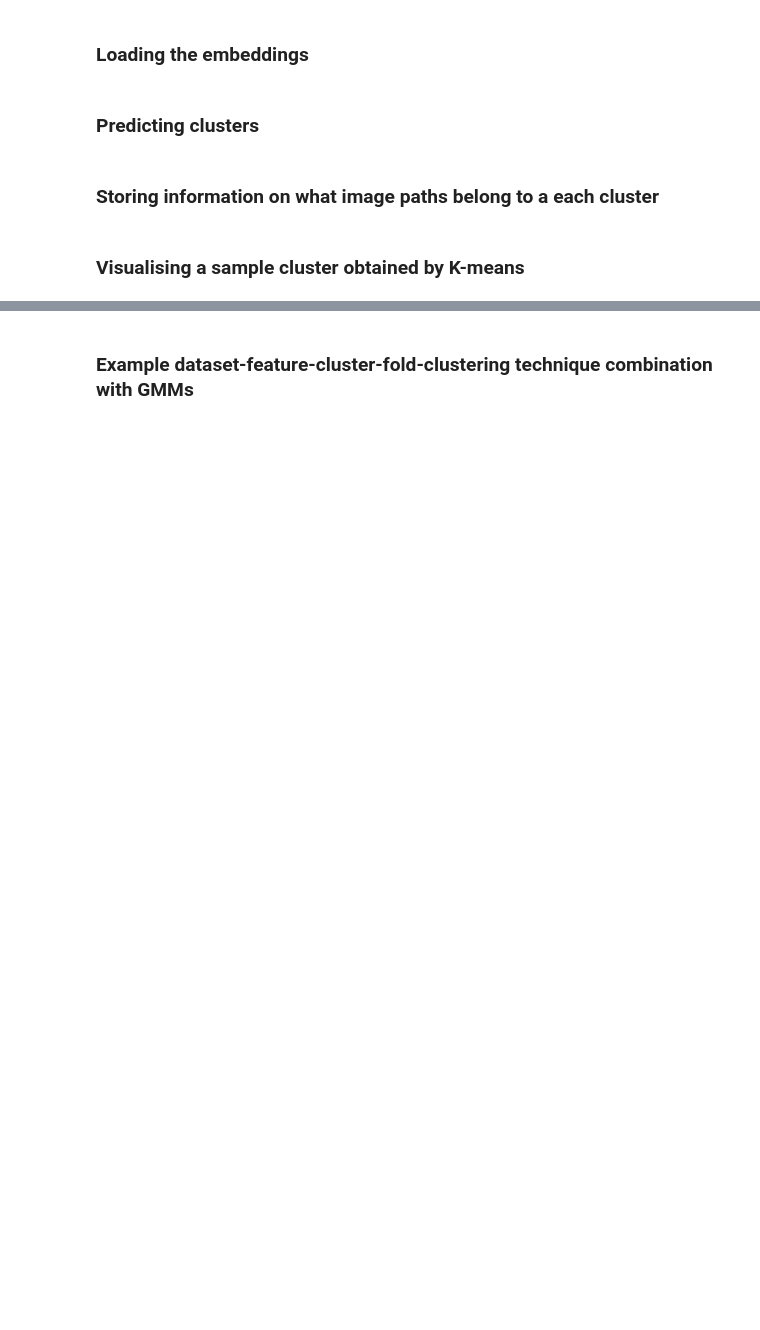
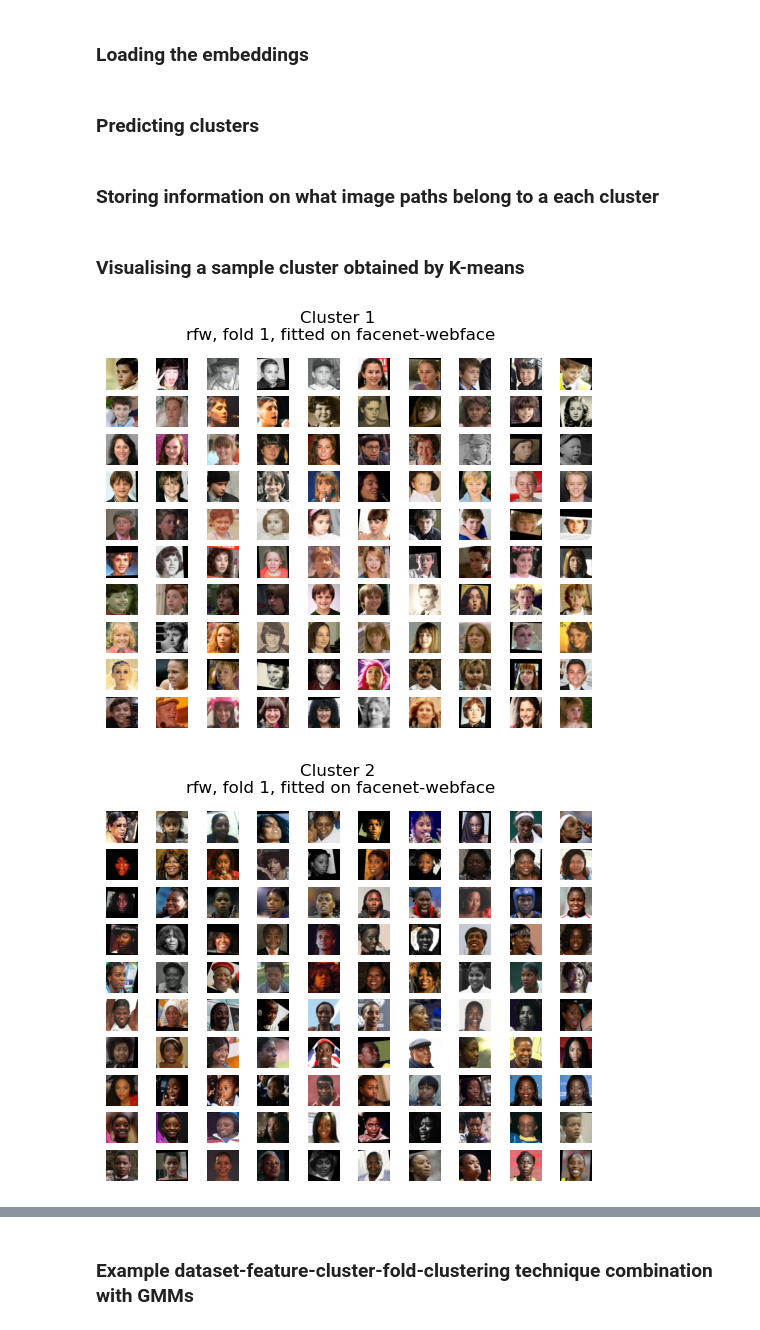
Before and after one commit to margajdon/reproduction-FAIRCAL, a Jupyter notebook: Cluster_Visuals.ipynb, the cells around one changed output, grey strips where cells are left out. Drawn from its saved outputs; the diff is of its cells as text; code cells hidden in the pictures; blank space fills up the shorter version.

Commit message:
Clusters refactor

```diff
--- a/Cluster_Visuals.ipynb
+++ b/Cluster_Visuals.ipynb
@@ -19,9 +16,7 @@ from matplotlib import image as mpimg
 # %%
 def load_clusters(dataset, feature, n_clusters, fold_nr, clustering_method):
     folder_name = None
-    print('starting')
     if clustering_method == 'kmeans':
-        print('yay k means')
         folder_name = 'clustering_faircal'
     elif clustering_method == 'kmeans-fsn':
         folder_name = 'clustering_fsn'
@@ -31,12 +26,17 @@ def load_clusters(dataset, feature, n_clusters, fold_nr, clustering_method):
         print('Please provide a valid clustering method.')
     filename = f'experiments/{folder_name}/{dataset}_{feature}_nclusters{str(n_clusters)}_fold{str(fold_nr)}'
     results = np.load(f'{filename}.npy', allow_pickle=True).item()
+
+    if results.trainer_params['accelerator'] == 'gpu':
+        results.trainer_params['accelerator'] = None
+        results.trainer_params_user['accelerator'] = None
+
     return results
 # %% [markdown]
 ### Example dataset-feature-cluster-fold-clustering technique combination with K-means
 # %%
-dataset = 'bfw'
-feature = 'arcface'
+dataset = 'rfw'
+feature = 'facenet-webface'
 n_clusters = 100
 fold_nr = 1
 clustering_method = 'kmeans'
@@ -57,16 +57,7 @@ embedding_data = load_embeddings(dataset, feature)
 # %% [markdown]
 ### Predicting clusters
 # %%
-# img_array.trainer_params['accelerator'] = None
-# img_array.trainer_params_user['accelerator'] = None
-
-# centroids = img_array.model_.centroids.numpy()
-# images = np.vstack(embedding_data['embedding'].to_numpy()).astype('double')
-# def predict(x, c): np.argmax([np.linalg.norm(x, c_) for c_ in c])
-
-# embedding_data['i_cluster'] = [predict(x, centroids) for x in np.vstack(embedding_data['embedding'].to_numpy()).astype('double')]
-
-embedding_data['i_cluster'] = img_array.predict(np.vstack(embedding_data['embedding'].to_numpy()).astype('double'))
+embedding_data['i_cluster'] = img_array.predict(np.vstack(embedding_data['embedding'].to_numpy()))
 # %% [markdown]
 ### Storing information on what image paths belong to a each cluster
 # %%
@@ -78,16 +69,14 @@ for cluster_id in range(n_clusters):
 # %% [markdown]
 ### Visualising a sample cluster obtained by K-means
 # %%
-def visualise_clusters(cluster_scores, start, stop, dataset, fold_nr, feature):
+def visualise_clusters(cluster_scores, start, stop, dataset, fold_nr, feature, clustering_method):
     x_size = 10
     y_size = 10
-    clusters_to_visualise = [x for x in range(start, stop)]
-
-    f, axarr = plt.subplots(x_size, y_size)
 
     number_plotted_already = 0
 
-    for cluster_to_visualise in clusters_to_visualise:
+    for cluster_to_visualise in range(start, stop):
+        f, axarr = plt.subplots(x_size, y_size)
         number_plotted_already = 0
         for x_axis in range(x_size):
             for y_axis in range(y_size):
@@ -100,6 +89,10 @@ def visualise_clusters(cluster_scores, start, stop, dataset, fold_nr, feature):
                 number_plotted_already += 1
 
         f.suptitle(f"Cluster {cluster_to_visualise} \n{dataset}, fold {fold_nr}, fitted on {feature}")
-        f.savefig(f"Cluster{cluster_to_visualise}.pdf", bbox_inches = 'tigh
+        f.savefig(f"Cluster{cluster_to_visualise}_{dataset}_{feature}_{fold_nr}_{clustering_method}.pdf", bbox_inches = 'tight')
+        plt.show()
 # %%
-visualise_clusters(cluster_scores, 1, 5, dataset, fold_nr, feature)
+visualise_clusters(cluster_scores, 1, 6, dataset, fold_nr, feature, clustering_method)
+# %% [output]
+[figure, added]
+[figure, added]
```
Also changed, not shown: parts of 8 cells of this notebook.
